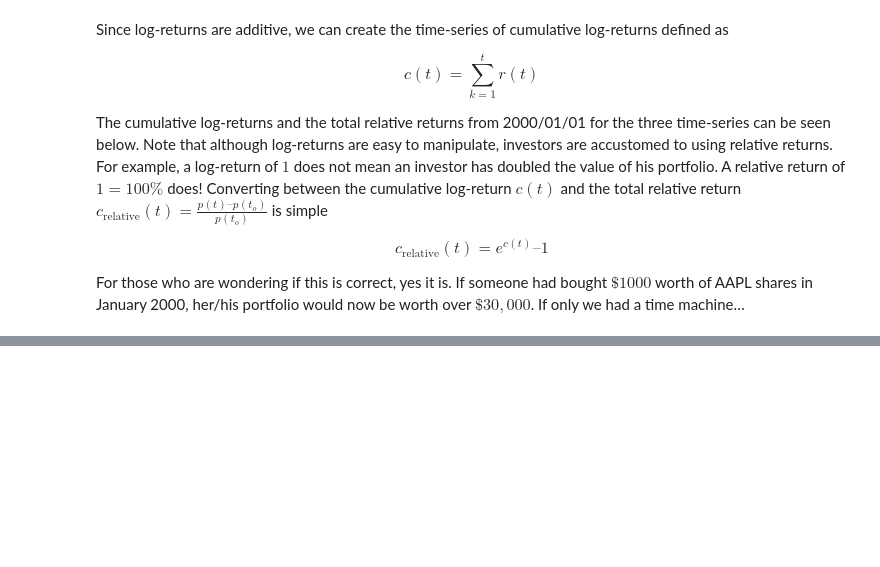
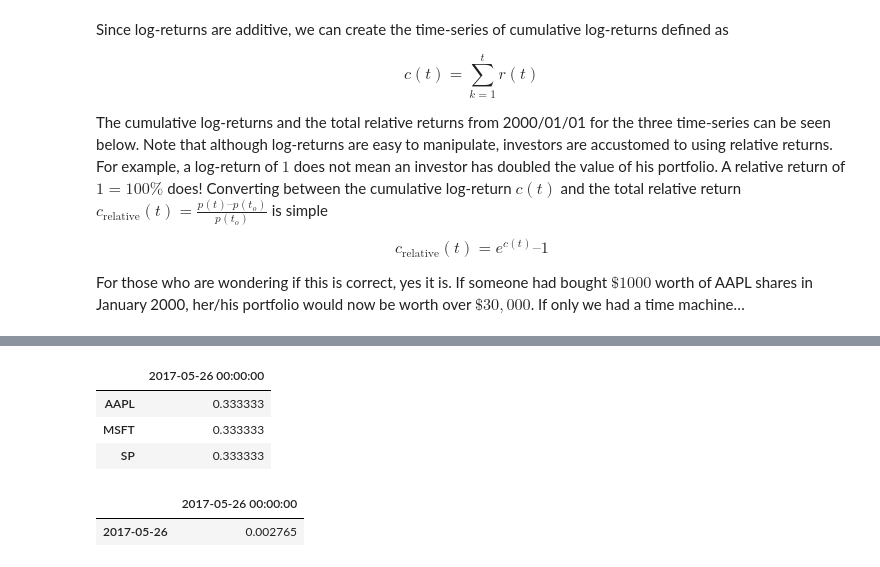
Before and after one commit to taylor-curley/rand, a Jupyter notebook: Python_For_Finance_Pt2.ipynb, the cells around one changed output, grey strips where cells are left out. Saved outputs shown, nothing was run; the diff lists cells and outputs as text; code cells hidden in the pictures; blank space fills up the shorter version.

```diff
--- a/Python_For_Finance_Pt2.ipynb
+++ b/Python_For_Finance_Pt2.ipynb
@@ -148,0 +208,16 @@ plt.show()
+# %%
+# Weights as defined above
+weights_vector = pd.DataFrame(1 / 3, index=r_t.index, columns=r_t.columns)
+weights_vector
+# %% [output]
+|  | 2017-05-26 00:00:00 |
+| AAPL | 0.333333 |
+| MSFT | 0.333333 |
+| SP | 0.333333 |
+# %%
+# Total log_return for the portfolio is:
+portfolio_log_return = weights_vector.transpose().dot(r_t)
+portfolio_log_return
+# %% [output]
+|  | 2017-05-26 00:00:00 |
+| 2017-05-26 | 0.002765 |
```
Also changed, not shown: parts of 19 cells of this notebook, 1 other file.
